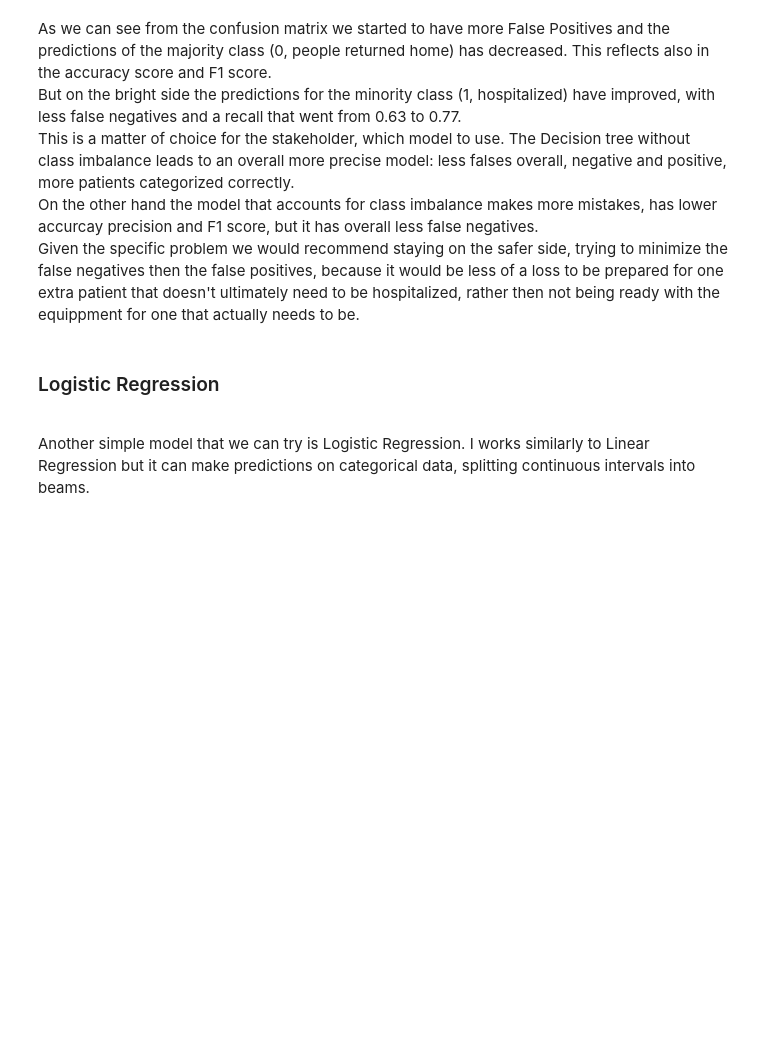
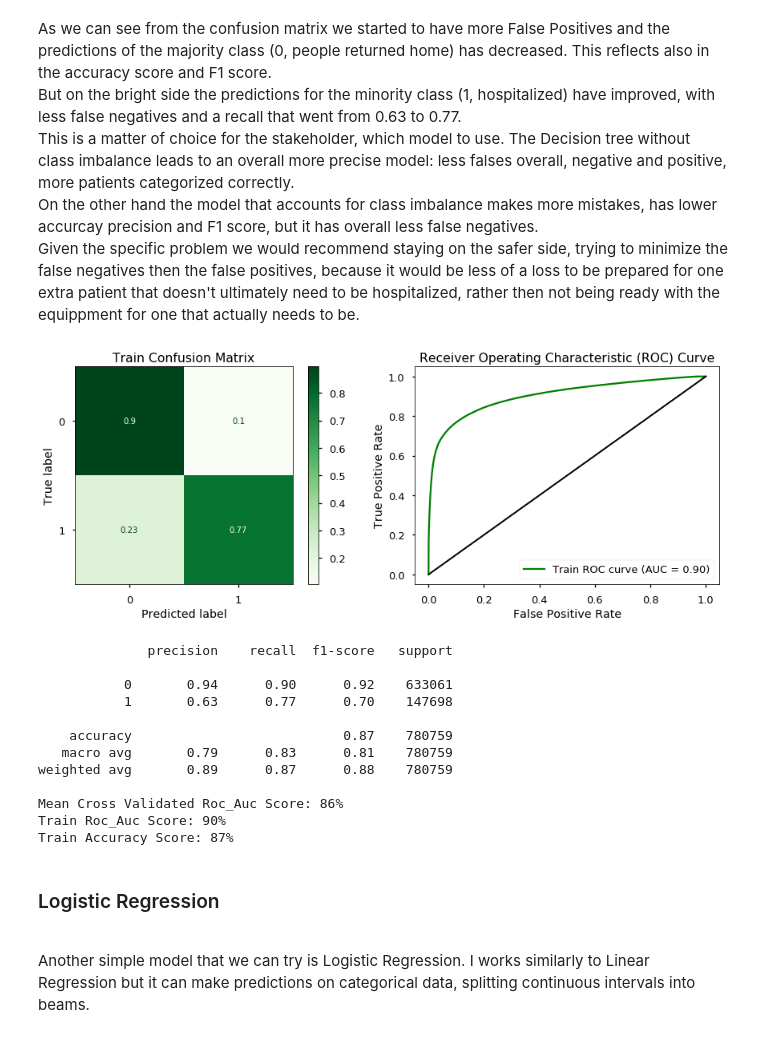
Before and after one commit to MNLKuzmin/Phase3project, a Jupyter notebook: CovidNotebook.ipynb, the cells around one changed output. Saved outputs shown, nothing was run; the diff lists cells and outputs as text; code cells hidden in the pictures; blank space fills up the shorter version.

```diff
--- a/CovidNotebook.ipynb
+++ b/CovidNotebook.ipynb
@@ -597,6 +658,22 @@ As we can see from the confusion matrix we started to have more False Positives
 <br> This is a matter of choice for the stakeholder, which model to use. The Decision tree without class imbalance leads to an overall more precise model: less falses overall, negative and positive, more patients categorized correctly.
 <br> On the other hand the model that accounts for class imbalance makes more mistakes, has lower accurcay precision and F1 score, but it has overall less false negatives.
 <br>Given the specific problem we would recommend staying on the safer side, trying to minimize the false negatives then the false positives, because it would be less of a loss to be prepared for one extra patient that doesn't ultimately need to be hospitalized, rather then not being ready with the equippment for one that actually needs to be.
+# %%
+model_results(clf_bal)
+# %% [output]
+[figure, added]
+              precision    recall  f1-score   support
+
+           0       0.94      0.90      0.92    633061
+           1       0.63      0.77      0.70    147698
+
+    accuracy                           0.87    780759
+   macro avg       0.79      0.83      0.81    780759
+weighted avg       0.89      0.87      0.88    780759
+
+Mean Cross Validated Roc_Auc Score: 86%
+Train Roc_Auc Score: 90%
+Train Accuracy Score: 87%
 # %% [markdown]
 ### Logistic Regression
 <br> Another simple model that we can try is Logistic Regression. I works similarly to Linear Regression but it can make predictions on categorical data, splitting continuous intervals into beams.
```
Also changed, not shown: parts of 59 cells of this notebook.
